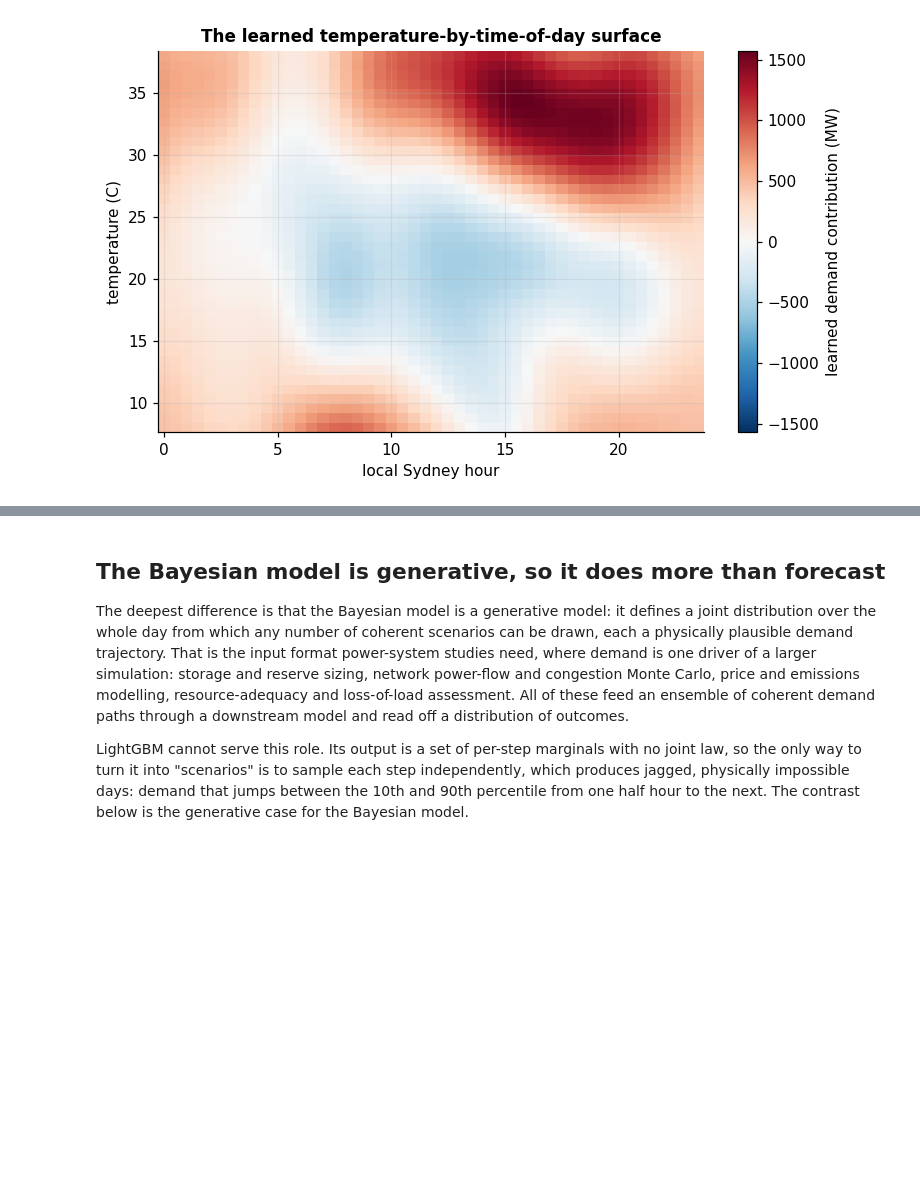
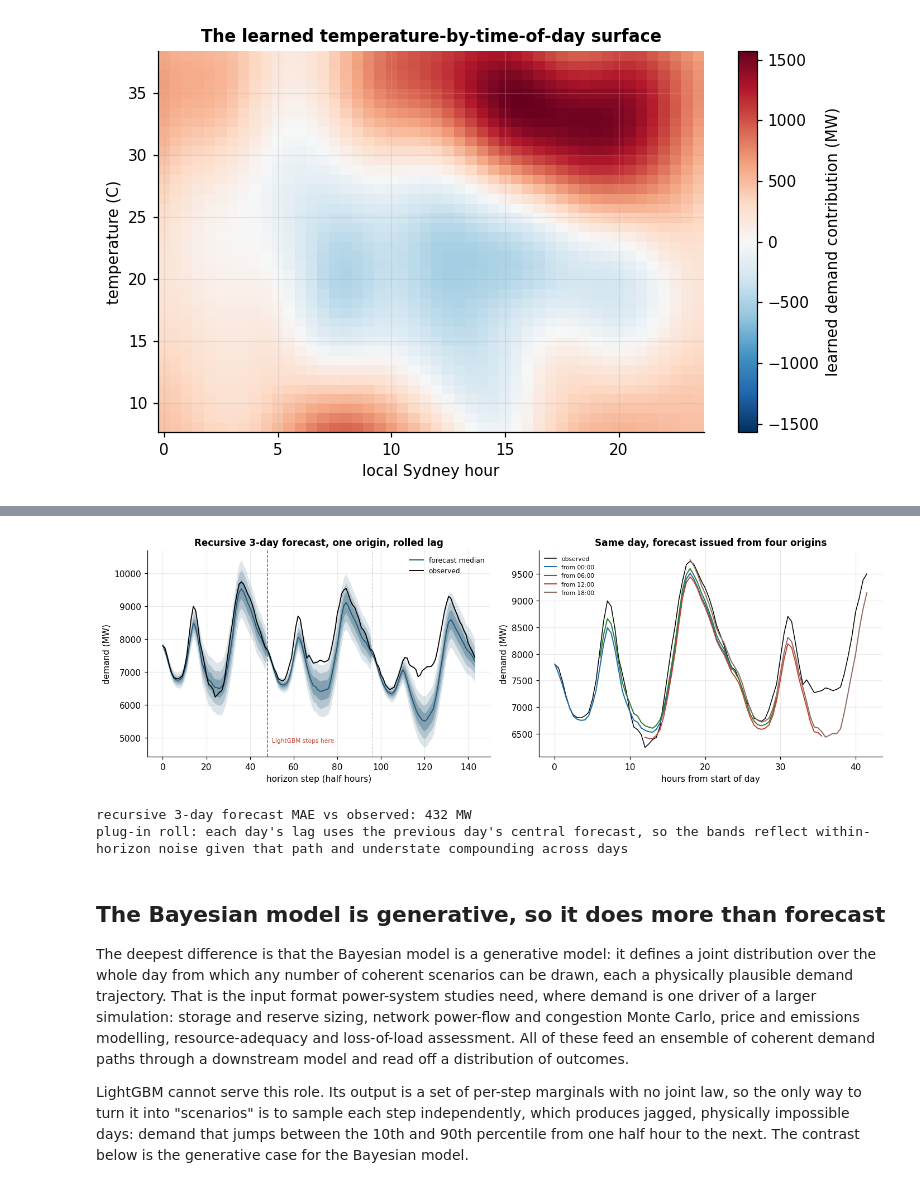
Before and after one commit to argmax-w/nem-demand-forecast, a Jupyter notebook: notebooks/06_bayes_vs_lightgbm.ipynb, the cells around one changed output, grey strips where cells are left out. Drawn from its saved outputs; the diff is of its cells as text; code cells hidden in the pictures; blank space fills up the shorter version.

```diff
--- a/notebooks/06_bayes_vs_lightgbm.ipynb
+++ b/notebooks/06_bayes_vs_lightgbm.ipynb
@@ -631,3 +680,80 @@ plt.show()
+# %%
+rec_draws = {name: gp[f"draw_{name}"] for name in ("rho", "beta", "gamma0", "gamma")}
+
+
+def bayes_forecast(frame, origin, steps, seed):
+    """Predictive paths (S, steps) in MW from any origin, using ``frame``'s
+    demand for the lags, so a rolled-forward frame gives a recursive forecast."""
+    hist = frame.index[
+        (frame.index >= inputs.index[0]) & (frame.index <= origin + pd.Timedelta(minutes=30 * steps))
+    ]
+    design = build_design(frame, cfg_gp, "actual").loc[hist]
+    vdesign = variance_design(frame, cfg_gp, "actual").loc[hist]
+    x_hist, _ = bsts.transform_design(inputs, design, vdesign)
+    y_hist = ((frame["demand_mw"].loc[hist].to_numpy() - inputs.y_loc) / inputs.y_scale).astype(
+        np.float32
+    )
+    e0 = innovations.origin_residuals(rec_draws, y_hist, x_hist, hist.get_indexer([origin]))
+    target = horizon_index(origin, steps)
+    xf, zf = bsts.transform_design(inputs, design.loc[target], vdesign.loc[target])
+    sim = innovations.simulate_horizon_paths(rec_draws, e0, xf[None], zf[None], cfg_gp.bsts, seed=seed)
+    return np.asarray(sim[:, 0, :]) * inputs.y_scale + inputs.y_loc
+
+
+base = pd.Timestamp("2026-05-20 14:00", tz="UTC")  # 21 May 2026, 00:00 AEST
+window = panel.loc[base - pd.Timedelta(days=12) : base + pd.Timedelta(days=4)].copy()
+n_days = 3
+
+# Recursive multi-day: roll each day's central forecast into the one-day lag.
+roll, segments, cur = window.copy(), [], base
+for d in range(n_days):
+    seg = bayes_forecast(roll, cur, horizon, seed=cfg.seed + d)
+    segments.append(seg)
+    roll.loc[horizon_index(cur, horizon), "demand_mw"] = seg.mean(axis=0)
+    cur = cur + pd.Timedelta(hours=24)
+multi = np.concatenate(segments, axis=1)  # (S, 48 * n_days)
+multi_obs = panel["demand_mw"].loc[horizon_index(base, n_days * horizon)].to_numpy()
+multi_steps = np.arange(n_days * horizon)
+
+fig, axes = plt.subplots(1, 2, figsize=(13, 4.3))
+for lo, hi, a in fan_levels:
+    axes[0].fill_between(
+        multi_steps, np.quantile(multi, lo, 0), np.quantile(multi, hi, 0), color=GP_BLUE, alpha=a, lw=0
+    )
+axes[0].plot(multi_steps, np.median(multi, 0), color=GP_BLUE, lw=1.2, label="forecast median")
+axes[0].plot(multi_steps, multi_obs, color="black", lw=1.2, label="observed")
+axes[0].axvline(horizon, color="#c44536", ls="--", lw=1.0)
+axes[0].axvline(2 * horizon, color="grey", ls=":", lw=0.6)
+axes[0].text(horizon + 2, np.quantile(multi, 0.05, 0).min(), "LightGBM stops here",
+             fontsize=7, color="#c44536", va="bottom")
+axes[0].set_title(f"Recursive {n_days}-day forecast, one origin, rolled lag")
+axes[0].set_xlabel("horizon step (half hours)")
+axes[0].set_ylabel("demand (MW)")
+axes[0].legend(fontsize=8)
+
+span = horizon_index(base, 18 * 2 + horizon)
+span_hours = (span - base).total_seconds() / 3600
+axes[1].plot(span_hours, panel["demand_mw"].loc[span].to_numpy(), color="black", lw=1.0, label="observed")
+for colour, h in zip(("#1b6ca8", "#2e7d32", "#c44536", "#8d6e63"), (0, 6, 12, 18), strict=True):
+    issue = base + pd.Timedelta(hours=h)
+    fc = bayes_forecast(window, issue, horizon, seed=cfg.seed + 100 + h)
+    axes[1].plot(h + idx * 0.5, np.median(fc, 0), color=colour, lw=1.3,
+                 label=f"from {issue.tz_convert('Australia/Brisbane').strftime('%H:%M')}")
+axes[1].set_title("Same day, forecast issued from four origins")
+axes[1].set_xlabel("hours from start of day")
+axes[1].set_ylabel("demand (MW)")
+axes[1].legend(fontsize=7)
+fig.tight_layout()
+save_figure(fig, "bench_any_origin_horizon", cfg.paths.figures)
+plt.show()
+print(f"recursive {n_days}-day forecast MAE vs observed: "
+      f"{np.abs(np.median(multi, 0) - multi_obs).mean():.0f} MW")
+print("plug-in roll: each day's lag uses the previous day's central forecast, so the bands reflect "
+      "within-horizon noise given that path and understate compounding across days")
+# %% [output]
+[figure, added]
+recursive 3-day forecast MAE vs observed: 432 MW
+plug-in roll: each day's lag uses the previous day's central forecast, so the bands reflect within-horizon noise given that path and understate compounding across days
 # %% [markdown]
 ## The Bayesian model is generative, so it does more than forecast
 
```
Also changed, not shown: parts of 10 cells of this notebook, 9 other files.
